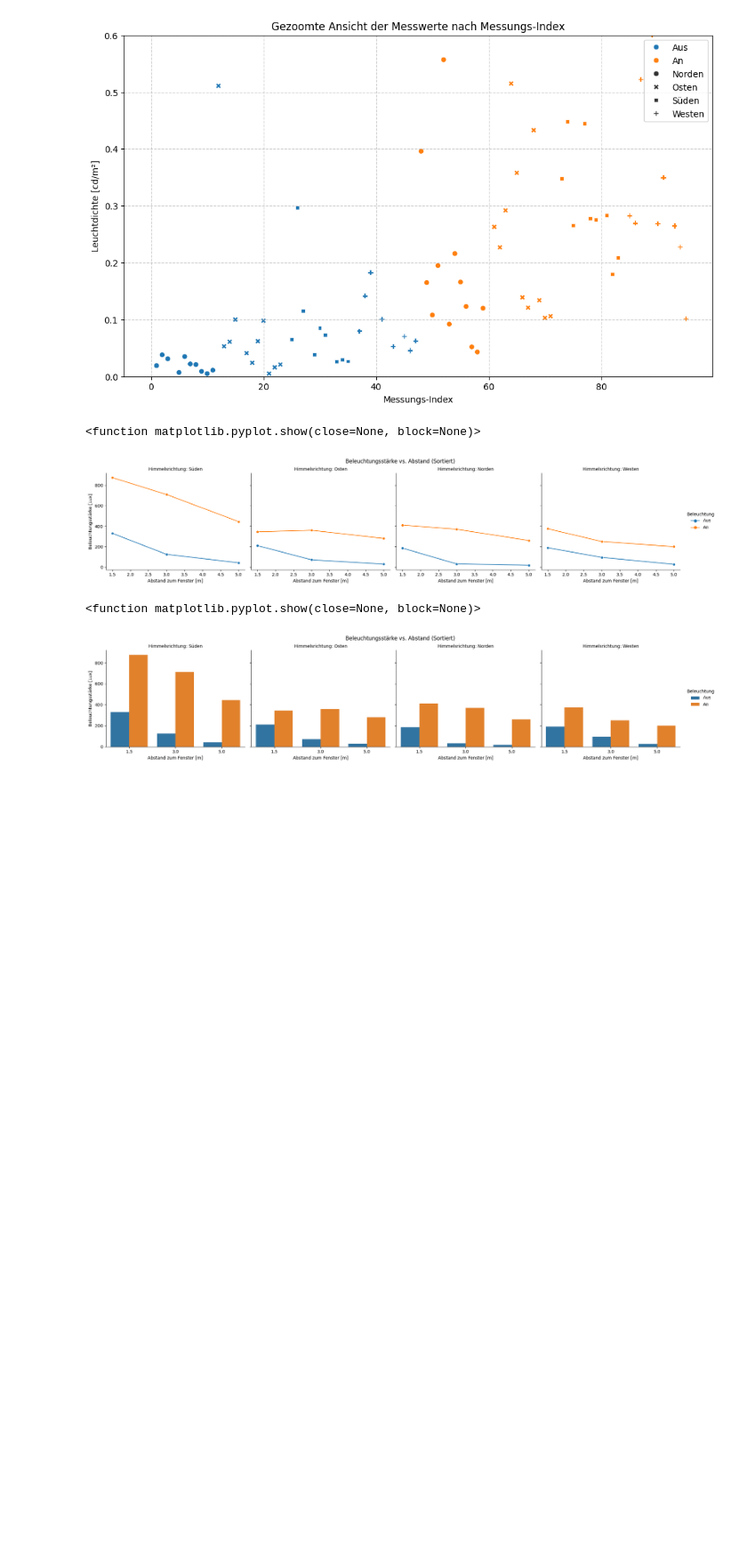
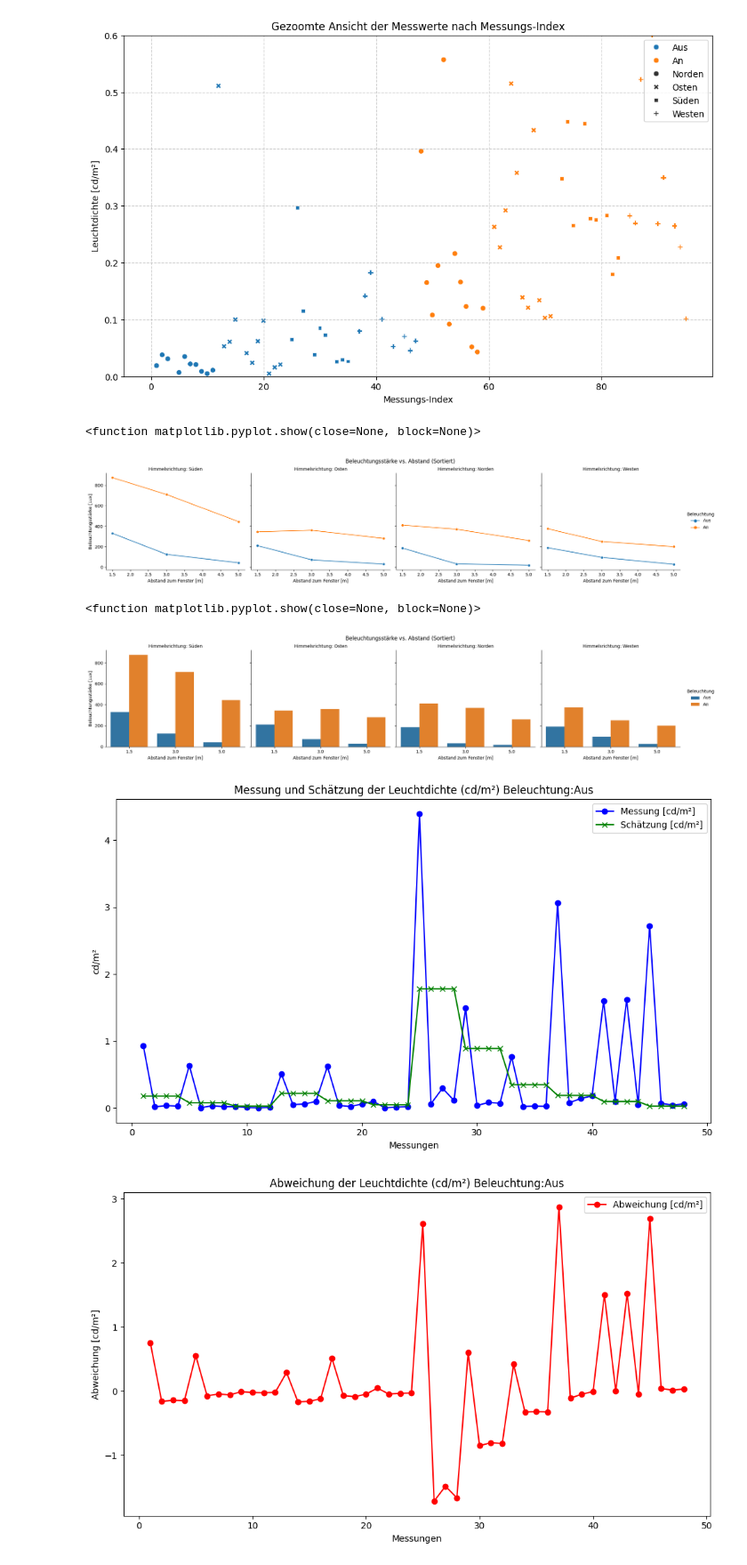
Before and after one commit to Nicola386/Code-Git, a Jupyter notebook: Validierung.ipynb, the cells around one changed output. Shown at 89% size. Cells and saved outputs as stored; diff of their text form; code cells hidden in the pictures; blank space fills up the shorter version.

Commit message:
messung und Schätzung

```diff
--- a/Validierung.ipynb
+++ b/Validierung.ipynb
@@ -1486,3 +1486,69 @@ plt.show
 # %% [output]
 <function matplotlib.pyplot.show(close=None, block=None)>
 [figure]
+# %%
+import matplotlib.pyplot as plt
+
+# Daten der Leuchtdichte und Schätzung extrahieren
+leuchtdichte_cd_m2 = [
+    0.934, 0.019, 0.038, 0.031, 0.635, 0.007, 0.035, 0.022, 0.021, 0.009,
+    0.005, 0.011, 0.511, 0.053, 0.061, 0.1, 0.621, 0.041, 0.024, 0.062,
+    0.098, 0.005, 0.016, 0.021, 4.39, 0.065, 0.297, 0.115, 1.492, 0.039,
+    0.085, 0.073, 0.768, 0.026, 0.03, 0.027, 3.06, 0.08, 0.142, 0.183,
+    1.602, 0.101, 1.62, 0.053, 2.72, 0.071, 0.046, 0.063
+]
+
+schatzung_cd_m2 = [
+    0.18, 0.18, 0.18, 0.18, 0.08, 0.08, 0.08, 0.08, 0.03, 0.03, 0.03, 0.03,
+    0.22, 0.22, 0.22, 0.22, 0.11, 0.11, 0.11, 0.11, 0.05, 0.05, 0.05, 0.05,
+    1.78, 1.78, 1.78, 1.78, 0.89, 0.89, 0.89, 0.89, 0.35, 0.35, 0.35, 0.35,
+    0.19, 0.19, 0.19, 0.19, 0.1, 0.1, 0.1, 0.1, 0.03, 0.03, 0.03, 0.03
+]
+
+# X-Achse (Messungen)
+messungen = list(range(1, len(schatzung_cd_m2) + 1))
+
+# Erstellen des Plots für Leuchtdichte und Schätzung
+plt.figure(figsize=(10, 6))
+
+# Plot für Leuchtdichte [cd/m²]
+plt.plot(messungen, leuchtdichte_cd_m2, label='Messung [cd/m²]', marker='o', color='blue')
+
+# Plot für Schätzung [cd/m²]
+plt.plot(messungen, schatzung_cd_m2, label='Schätzung [cd/m²]', marker='x', color='green')
+
+# Achsenbeschriftungen und Titel
+plt.xlabel('Messungen')
+plt.ylabel('cd/m²')
+plt.title('Messung und Schätzung der Leuchtdichte (cd/m²) Beleuchtung:Aus' )
+
+# Legende hinzufügen
+plt.legend()
+
+# Plot anzeigen
+plt.tight_layout()
+plt.show()
+
+# Berechnung der Abweichung zwischen Leuchtdichte und Schätzung
+abweichung_cd_m2 = [leuchtdichte - schatzung for leuchtdichte, schatzung in zip(leuchtdichte_cd_m2, schatzung_cd_m2)]
+
+# Erstellen eines neuen Plots für die Abweichung
+plt.figure(figsize=(10, 6))
+
+# Plot für Abweichung [cd/m²]
+plt.plot(messungen, abweichung_cd_m2, label='Abweichung [cd/m²]', marker='o', color='red')
+
+# Achsenbeschriftungen und Titel
+plt.xlabel('Messungen')
+plt.ylabel('Abweichung [cd/m²]')
+plt.title('Abweichung der Leuchtdichte (cd/m²) Beleuchtung:Aus')
+
+# Legende hinzufügen
+plt.legend()
+
+# Plot anzeigen
+plt.tight_layout()
+plt.show()
+# %% [output]
+[figure, added]
+[figure, added]
```
Also changed, not shown: parts of 1 cell of this notebook, 5 other files.
